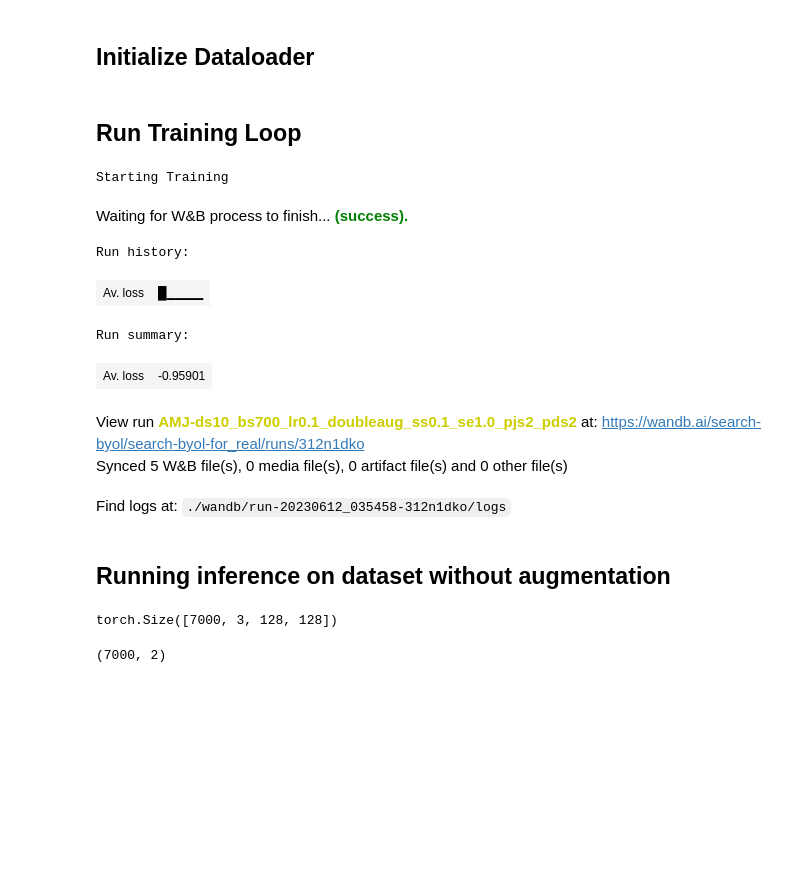
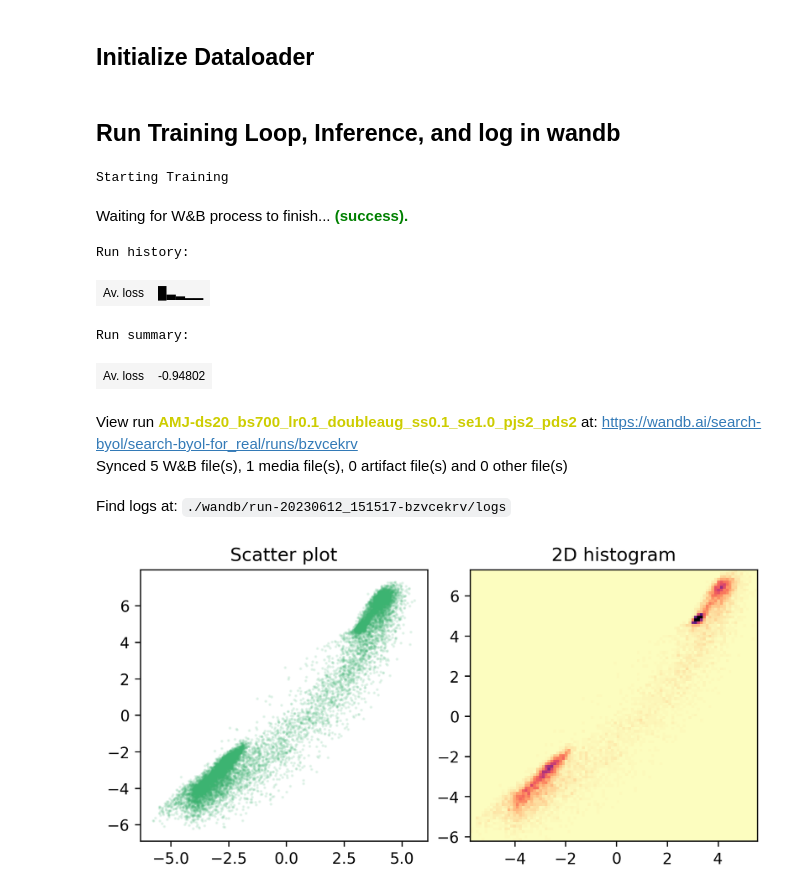
Before and after one commit to hits-sdo/hits-sdo-similaritysearch, a Jupyter notebook: search_byol/byol_train.ipynb, the cells around one changed output. Saved outputs shown, nothing was run; the diff lists cells and outputs as text; code cells hidden in the pictures; blank space fills up the shorter version.

Commit message:
Fixed the calculation of the average loss during an epoch and logged the plot of the 2D embeddings

```diff
--- a/search_byol/byol_train.ipynb
+++ b/search_byol/byol_train.ipynb
@@ -237,7 +238,7 @@ seed_everything(seed, workers=True)
 initial = "AMJ"
 job_type = "AMJ"
 epochs = 5
-data_stride = 10
+data_stride = 20
 batch_size = 700
 augmentation = 'double'
 learning_rate = 0.1
@@ -353,7 +353,7 @@ dataloader = torch.utils.data.DataLoader(
     num_workers=12,
 )
 # %% [markdown]
-## Run Training Loop
+## Run Training Loop, Inference, and log in wandb
 # %%
 criterion = NegativeCosineSimilarity()
 optimizer = torch.optim.SGD(model.parameters(), lr=learning_rate)
@@ -367,42 +367,92 @@ for epoch in epochs_bar:
     total_loss = 0
     momentum_val = cosine_schedule(epoch, epochs, cosine_scheduler_start, cosine_scheduler_end)
     batches_bar = tqdm(dataloader, dynamic_ncols=True, leave=True, desc=f'Batches - Av. loss: {avg_loss:.5f}')
+    bathn = 1
     for (x0, x1) in batches_bar:
         update_momentum(model.backbone, model.backbone_momentum, m=momentum_val)
         update_momentum(
             model.projection_head, model.projection_head_momentum, m=momentum_val
         )
         x0 = x0.to(device)
         x1 = x1.to(device)
         p0 = model(x0)
         z0 = model.forward_momentum(x0)
         p1 = model(x1)
         z1 = model.forward_momentum(x1)
         loss = 0.5 * (criterion(p0, z1) + criterion(p1, z0))
         total_loss += loss.detach()
         loss.backward()
         optimizer.step()
         optimizer.zero_grad()
-        avg_loss = total_loss / len(dataloader)
+        avg_loss = total_loss / bathn
+        bathn = bathn+1
         batches_bar.set_description(f'Epoch {epoch:>02} - Av. loss: {avg_loss:.5f} - Batches')
         batches_bar.refresh()
+        avg_loss = total_loss / len(dataloader)
 
     # log metrics to wandb
     wandb.log({"Av. loss": avg_loss})
 
     epochs_bar.set_description(f'Epoch {epoch:>02} - Av. loss: {avg_loss:.5f}')
     epochs_bar.refresh()
 
+
+#----------------------------------------------------------
+# Run inference defining another dataloader
+#----------------------------------------------------------
+dataset_inference = SDOTilesDataset(data_path=data_path, augmentation='none', data_stride=10)
+
+dataloader_inference = torch.utils.data.DataLoader(
+    dataset,
+    batch_size=700,
+    shuffle=True,
+    drop_last=False,
+    num_workers=12,
+)
+
+batches_bar = tqdm(dataloader_inference, dynamic_ncols=True, leave=True, desc=f'Running inference on batches')
+
+inference_list = []
+for (x0, x1) in batches_bar:
+    embeddings_inference = model.forward_momentum(x0.to(device)).cpu().numpy()
+    inference_list.append(embeddings_inference)
+
+embeddings_inference = np.concatenate(inference_list, axis=0)
+
+
+
+#----------------------------------------------------------
+# Plot figure
+#----------------------------------------------------------
+fig = plt.figure(figsize=[6,3], layout='constrained', dpi=300)
+spec = gridspec.GridSpec(ncols=2, nrows=1, figure=fig)
+
+# Scatter plot
+ax1 = fig.add_subplot(spec[0, 0])
+color=matplotlib.colors.colorConverter.to_rgba('mediumseagreen', alpha=.1)
+ax1.plot(embeddings_inference[:,0], embeddings_inference[:,1], 'o', markersize=1, alpha=0.1, color=color, markeredgecolor=color, linewidth=0)
+ax1.set_title('Scatter plot')
+
+# 2D histogram
+ax2 = fig.add_subplot(spec[0, 1])
+histout = np.histogram2d(embeddings_inference[:,0], embeddings_inference[:,1], bins=50)
+ax2.hist2d(embeddings_inference[:,0], embeddings_inference[:,1], bins=100, cmap=plt.cm.magma_r, vmax=np.percentile(histout[0], 99))
+ax2.set_title('2D histogram');
+
+
+#----------------------------------------------------------
+# Send to Wandb
+#----------------------------------------------------------
+wandb.log({"Embeddings": wandb.Image(fig)})
 wandb.finish()
 # %% [output]
 Starting Training
 Waiting for W&B process to finish... (success).
 Run history:
-| Av. loss | █▁▁▁▁ |
+| Av. loss | █▃▂▁▁ |
 Run summary:
-| Av. loss | -0.95901 |
+| Av. loss | -0.94802 |
-View run AMJ-ds10_bs700_lr0.1_doubleaug_ss0.1_se1.0_pjs2_pds2 at: https://wandb.ai/search-byol/search-byol-for_real/runs/312n1dko
-Synced 5 W&B file(s), 0 media file(s), 0 artifact file(s) and 0 other file(s)
+View run AMJ-ds20_bs700_lr0.1_doubleaug_ss0.1_se1.0_pjs2_pds2 at: https://wandb.ai/search-byol/search-byol-for_real/runs/bzvcekrv
+Synced 5 W&B file(s), 1 media file(s), 0 artifact file(s) and 0 other file(s)
-Find logs at: ./wandb/run-20230612_035458-312n1dko/logs
+Find logs at: ./wandb/run-20230612_151517-bzvcekrv/logs
+[figure, added]
-# %% [markdown]
-## Running inference on dataset without augmentation
@@ -419,10 +458,0 @@ dataloader_inference = torch.utils.data.DataLoader(
-# %%
-data = next(iter(dataloader_inference))[0]
-data.shape
-# %% [output]
-torch.Size([7000, 3, 128, 128])
-# %%
-embeddings_inference = model.forward_momentum(data.cuda()).cpu().numpy()
-embeddings_inference.shape
-# %% [output]
-(7000, 2)
```
Also changed, not shown: parts of 8 cells of this notebook.
